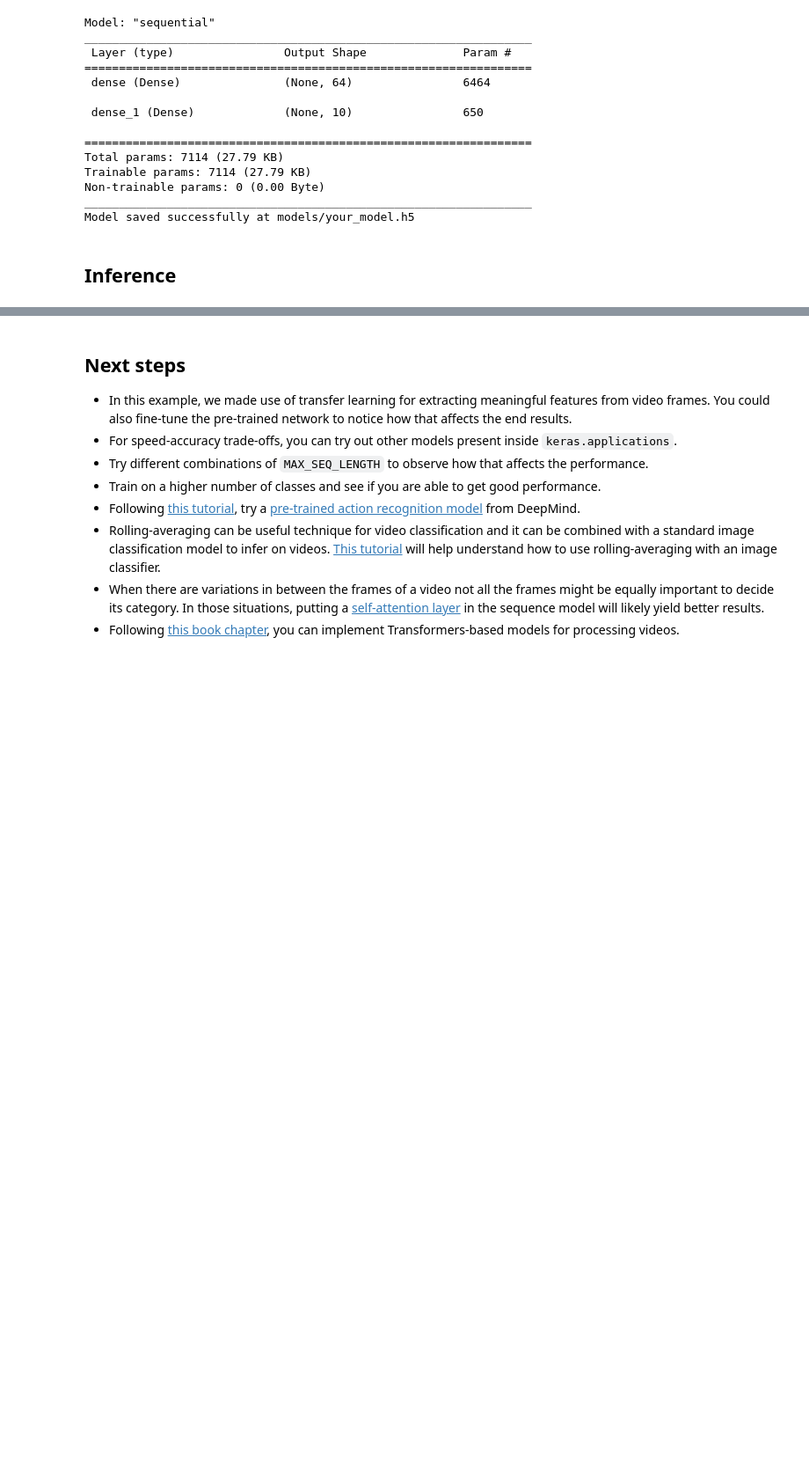
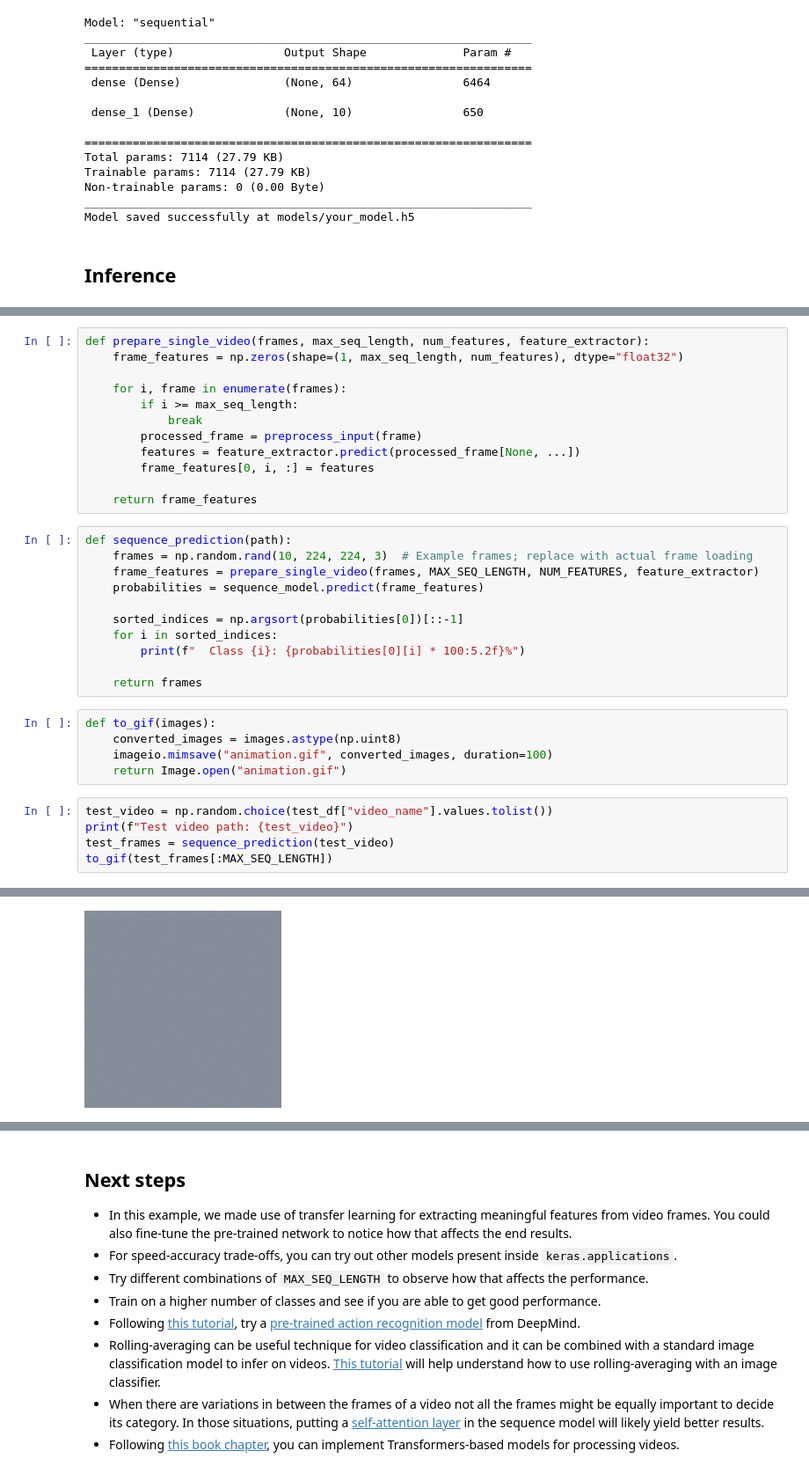
Before and after one commit to Pratiksha2212/Video-Classification-with-CNN---RNN-Architecture, a Jupyter notebook: examples/vision/ipynb/video_classification.ipynb, the cells around one changed output, grey strips where cells are left out. Shown at 88% size. Saved outputs shown, nothing was run; the diff lists cells and outputs as text; blank space fills up the shorter version.

```diff
--- a/examples/vision/ipynb/video_classification.ipynb
+++ b/examples/vision/ipynb/video_classification.ipynb
@@ -635,0 +607,34 @@ Test video path: video1.mp4
+# %%
+def prepare_single_video(frames, max_seq_length, num_features, feature_extractor):
+    frame_features = np.zeros(shape=(1, max_seq_length, num_features), dtype="float32")
+
+    for i, frame in enumerate(frames):
+        if i >= max_seq_length:
+            break
+        processed_frame = preprocess_input(frame)
+        features = feature_extractor.predict(processed_frame[None, ...])
+        frame_features[0, i, :] = features
+
+    return frame_features
+# %%
+def sequence_prediction(path):
+    frames = np.random.rand(10, 224, 224, 3)  # Example frames; replace with actual frame loading
+    frame_features = prepare_single_video(frames, MAX_SEQ_LENGTH, NUM_FEATURES, feature_extractor)
+    probabilities = sequence_model.predict(frame_features)
+
+    sorted_indices = np.argsort(probabilities[0])[::-1]
+    for i in sorted_indices:
+        print(f"  Class {i}: {probabilities[0][i] * 100:5.2f}%")
+
+    return frames
+# %%
+def to_gif(images):
+    converted_images = images.astype(np.uint8)
+    imageio.mimsave("animation.gif", converted_images, duration=100)
+    return Image.open("animation.gif")
+# %%
+test_video = np.random.choice(test_df["video_name"].values.tolist())
+print(f"Test video path: {test_video}")
+test_frames = sequence_prediction(test_video)
+to_gif(test_frames[:MAX_SEQ_LENGTH])
+# %% [output]
@@ -635,0 +656 @@ Test video path: video1.mp4
+[figure, added]
```
Also changed, not shown: parts of 6 cells of this notebook.
